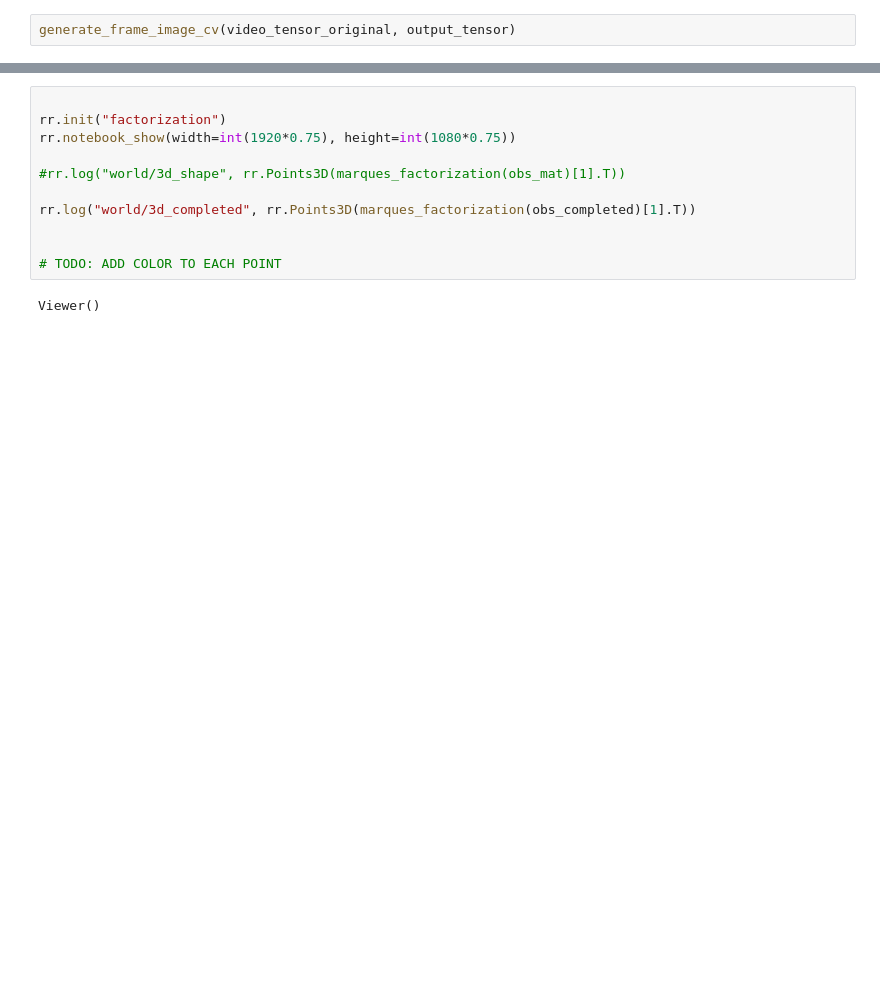
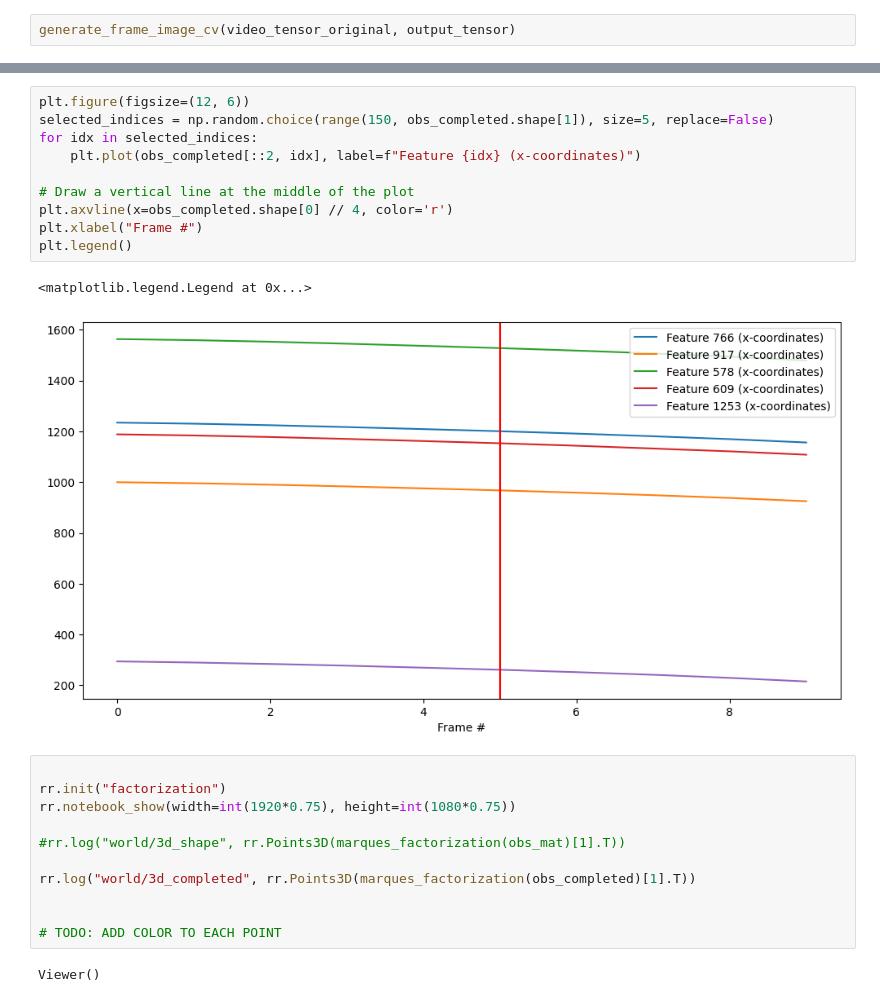
Before and after one commit to manel-ferreira-01/trackers, a Jupyter notebook: test.ipynb, the cells around one changed output, grey strips where cells are left out. Drawn from its saved outputs; the diff is of its cells as text; blank space fills up the shorter version.

```diff
--- a/test.ipynb
+++ b/test.ipynb
@@ -250,3 +239,16 @@ plt.imshow(obs_completed/np.nanmax(obs_completed), aspect='auto', cmap='gray')
+# %%
+plt.figure(figsize=(12, 6))
+selected_indices = np.random.choice(range(150, obs_completed.shape[1]), size=5, replace=False)
+for idx in selected_indices:
+    plt.plot(obs_completed[::2, idx], label=f"Feature {idx} (x-coordinates)")
+
+# Draw a vertical line at the middle of the plot
+plt.axvline(x=obs_completed.shape[0] // 4, color='r')
+plt.xlabel("Frame #")
+plt.legend()
+# %% [output]
+<matplotlib.legend.Legend at 0x...>
+[figure, added]
 # %%
 
 rr.init("factorization")
```
Also changed, not shown: parts of 9 cells of this notebook, 3 other files.
